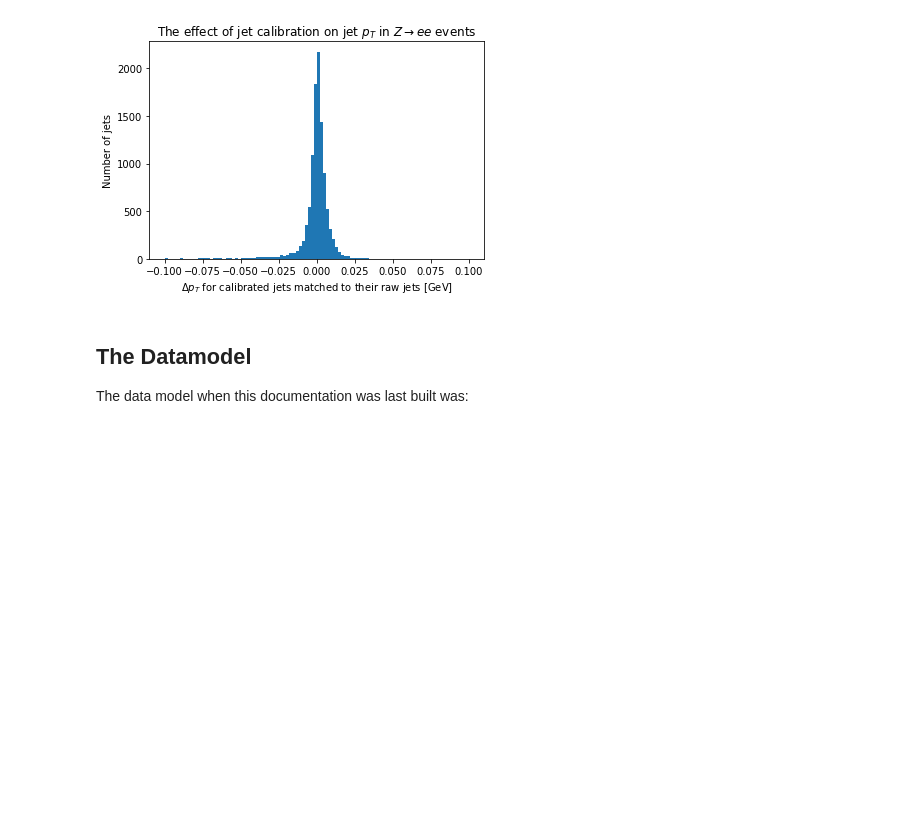
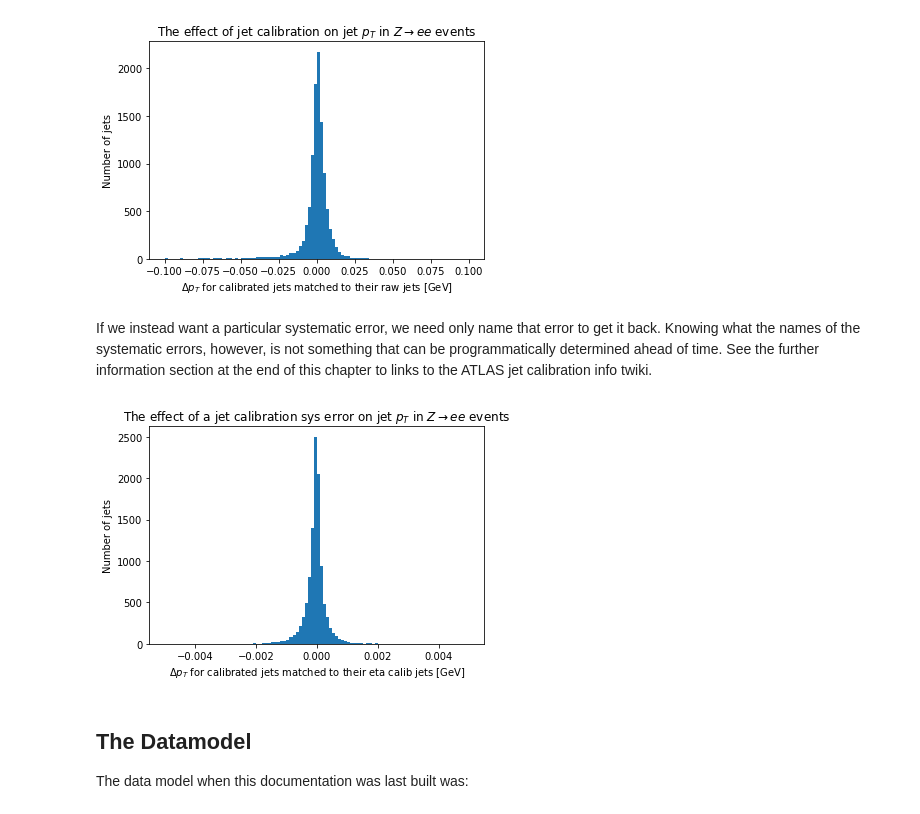
Before and after one commit to gordonwatts/xaod_usage, a Jupyter notebook: book/chapters/jets.ipynb, the cells around one changed output. Saved outputs shown, nothing was run; the diff lists cells and outputs as text; code cells hidden in the pictures; blank space fills up the shorter version.

Commit message:
Show off a single sys error

```diff
--- a/book/chapters/jets.ipynb
+++ b/book/chapters/jets.ipynb
@@ -108,6 +108,28 @@ plt.ylabel('Number of jets')
 _ = plt.title('The effect of jet calibration on jet $p_T$ in $Z\\rightarrow ee$ events')
 # %% [output]
 [figure]
+# %% [markdown]
+If we instead want a particular systematic error, we need only name that error to get it back. Knowing what the names of the systematic errors, however, is not something that can be programmatically determined ahead of time. See the further information section at the end of this chapter to links to the ATLAS jet calibration info twiki.
+# %%
+sys_jets = (ds
+           .SelectMany(lambda e: e.Jets("AntiKt4EMTopoJets", calibration="JET_Pileup_PtTerm__1up"))
+           .Where(lambda j: (j.pt() / 1000) > 30)
+           .Select(lambda j: {
+               'pt': j.pt() / 1000.0,
+               'eta': j.eta(),
+               'phi': j.phi(),
+           })
+           .AsAwkwardArray()
+           .value())
+# %%
+sys_jets_matched = match(jets, sys_jets)
+# %%
+plt.hist((jets.pt-sys_jets_matched.pt)/1000.0, bins=100, range=(-0.005, 0.005))
+plt.xlabel('$\Delta p_T$ for calibrated jets matched to their eta calib jets [GeV]')
+plt.ylabel('Number of jets')
+_ = plt.title('The effect of a jet calibration sys error on jet $p_T$ in $Z\\rightarrow ee$ events')
+# %% [output]
+[figure, added]
 # %% [markdown]
 ## The Datamodel
 
```
Also changed, not shown: parts of 3 cells of this notebook.
